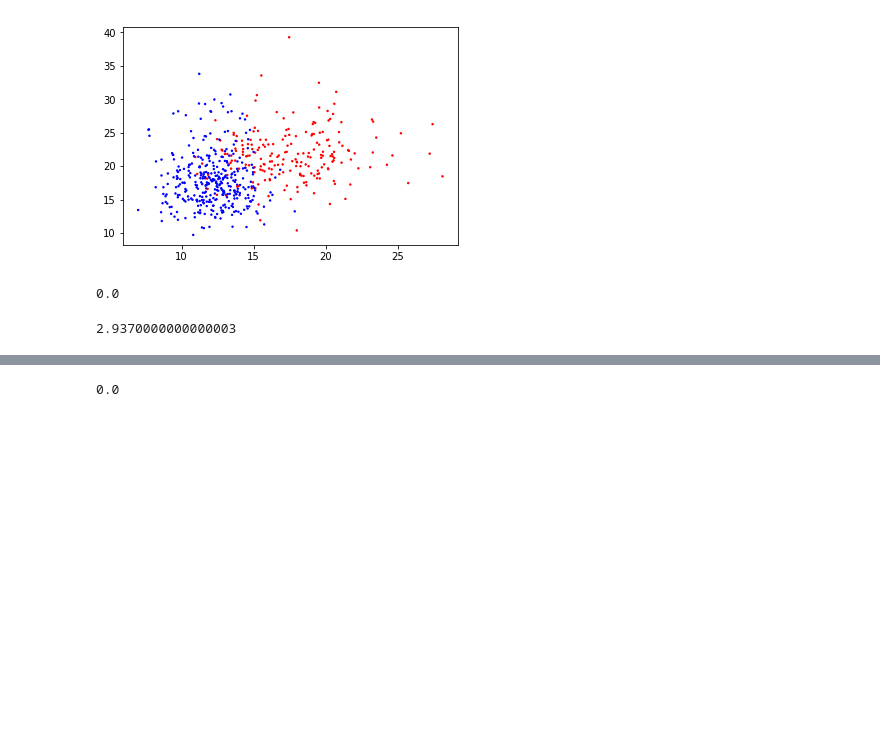
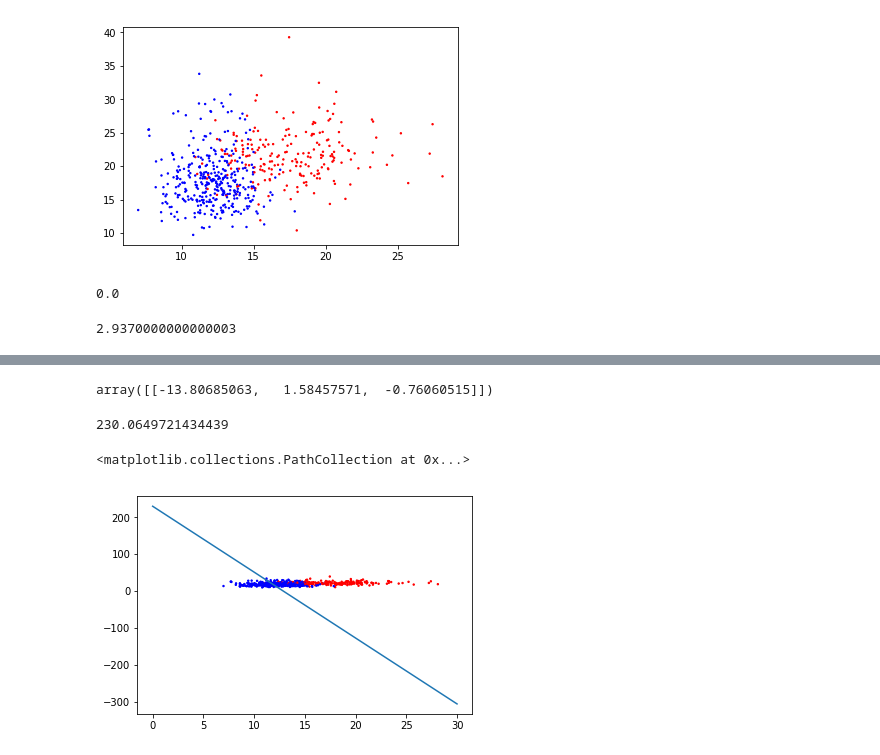
Before and after one commit to mortezadalir/Logistic_regression, a Jupyter notebook: logistic.ipynb, the cells around one changed output, grey strips where cells are left out. Cells and saved outputs as stored; diff of their text form; code cells hidden in the pictures; blank space fills up the shorter version.

```diff
--- a/logistic.ipynb
+++ b/logistic.ipynb
@@ -90,4 +70,0 @@ def cost(x,y,teta):
-# %%
-y[97]
-# %% [output]
-0.0
@@ -93,0 +75,18 @@ y[97]
+# %%
+teta
+# %% [output]
+array([[-13.80685063,   1.58457571,  -0.76060515]])
+# %%
+ 4.11128866/0.01787012
+# %% [output]
+230.0649721434439
+# %%
+p=np.linspace(0,30,300)
+yyy=-17.88*p+230
+# %%
+plt.plot(p,yyy)
+
+plt.scatter(my_data['radius_mean'],my_data['texture_mean'],c=label,s=2)
+# %% [output]
+<matplotlib.collections.PathCollection at 0x...>
+[figure, added]
```
Also changed, not shown: parts of 6 cells of this notebook.
